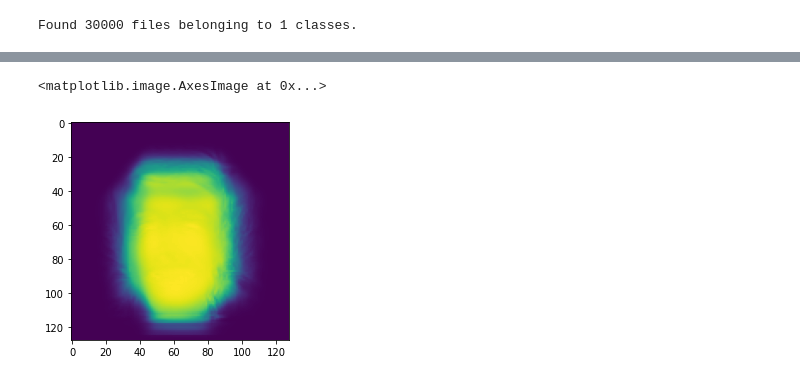
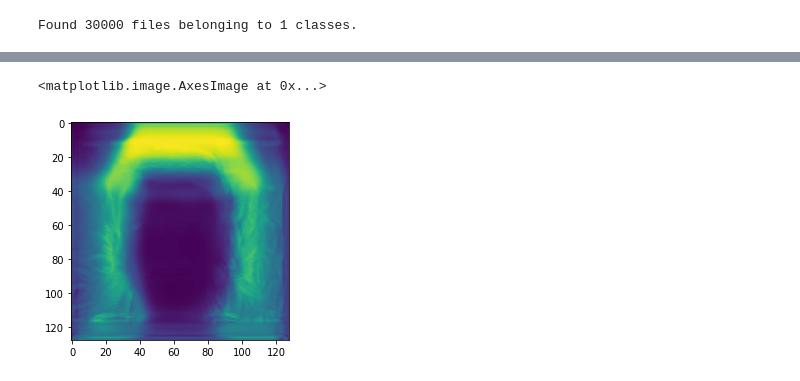
Before and after one commit to PaccoTan/FaceSwap, a Jupyter notebook: training.ipynb, the cells around one changed output, grey strips where cells are left out. Drawn from its saved outputs; the diff is of its cells as text; code cells hidden in the pictures.

Commit message:
More training done

```diff
--- a/training.ipynb
+++ b/training.ipynb
@@ -23,15 +23,15 @@ INFO:tensorflow:Assets written to: training/assets
+# %%
+unet = keras.models.load_model('training/')
 # %%
 import matplotlib.pyplot as plt
 testImage = tf.keras.utils.load_img('./ME.png', color_mode= "rgb", target_size=(128,128), interpolation="bilinear")
 plt.imshow(testImage)
 testImage = tf.keras.preprocessing.image.img_to_array(testImage)
 testImage = tf.expand_dims(testImage, 0)
 
 
-unet.predict(testImage)
-
 output = unet.predict(testImage)
-plt.imshow(output[0,:,:,1])
+plt.imshow(output[0,:,:,0])
 # %% [output]
 <matplotlib.image.AxesImage at 0x...>
-[figure, old version]
+[figure, new version]
```
Also changed, not shown: parts of 3 cells of this notebook, 6 other files.
